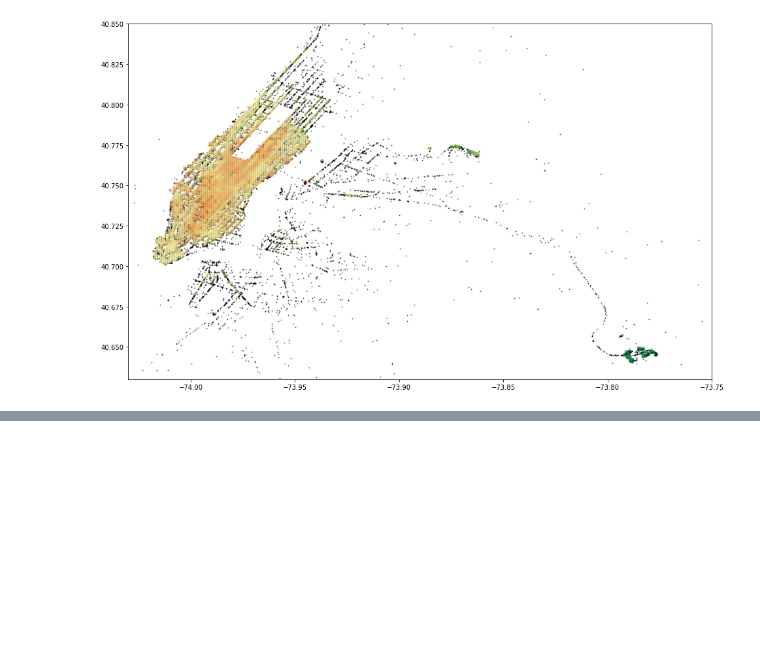
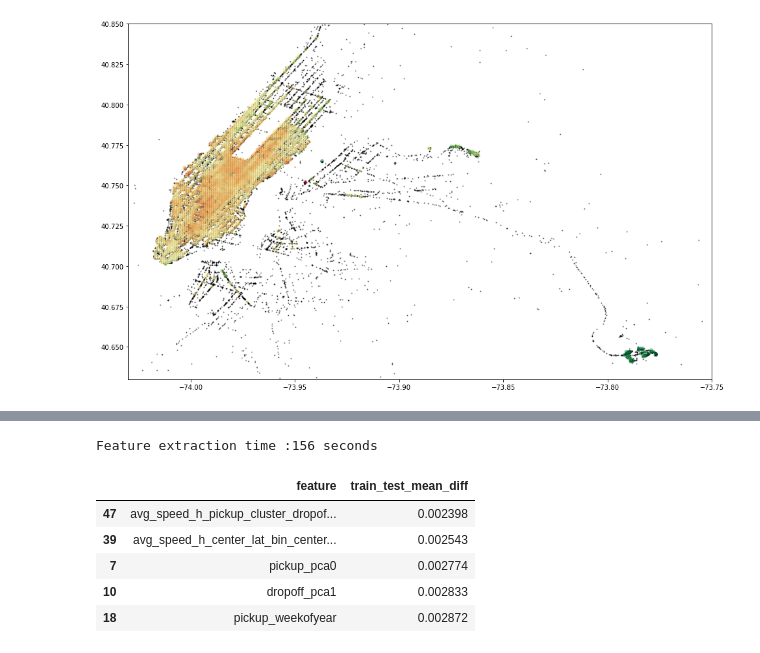
Before and after one commit to prabha-git/kaggle, a Jupyter notebook: New York City Taxi Trip Duration/From EDA to the Top (LB 0.367) by Beluga.ipynb, the cells around one changed output, grey strips where cells are left out. Cells and saved outputs as stored; diff of their text form; code cells hidden in the pictures; blank space fills up the shorter version.

```diff
--- a/New York City Taxi Trip Duration/From EDA to the Top (LB 0.367) by Beluga.ipynb
+++ b/New York City Taxi Trip Duration/From EDA to the Top (LB 0.367) by Beluga.ipynb
@@ -278,0 +352,4 @@ DataFrame(train.pickup_datetime.dt.round('60min'),train.pickup_datetime)
+# %%
+print('Feature extraction time :%i seconds' %(t1-t0).seconds)
+# %% [output]
+Feature extraction time :156 seconds
@@ -278,0 +365,18 @@ DataFrame(train.pickup_datetime.dt.round('60min'),train.pickup_datetime)
+# %%
+feature_stats.loc[:,'train_nan']=np.mean(np.isnan(train[feature_names].values),axis=0).round(3)
+feature_stats.loc[:,'test_nan']=np.mean(np.isnan(test[feature_names].values),axis=0).round(3)
+
+feature_stats.loc[:,'train_test_mean_diff']=np.abs(feature_stats['train_mean']-feature_stats['test_mean'])/\
+np.abs(feature_stats['train_std']+feature_stats['test_std'])*2
+
+feature_stats.loc[:,'train_test_nan_diff']=np.abs(feature_stats['train_nan']-feature_stats['test_nan'])
+
+feature_stats=feature_stats.sort_values(by='train_test_mean_diff')
+feature_stats[['feature','train_test_mean_diff']].tail()
+# %% [output]
+|  | feature | train_test_mean_diff |
+| 47 | avg_speed_h_pickup_cluster_dropof... | 0.002398 |
+| 39 | avg_speed_h_center_lat_bin_center... | 0.002543 |
+| 7 | pickup_pca0 | 0.002774 |
+| 10 | dropoff_pca1 | 0.002833 |
+| 18 | pickup_weekofyear | 0.002872 |
```
Also changed, not shown: parts of 22 cells of this notebook.
